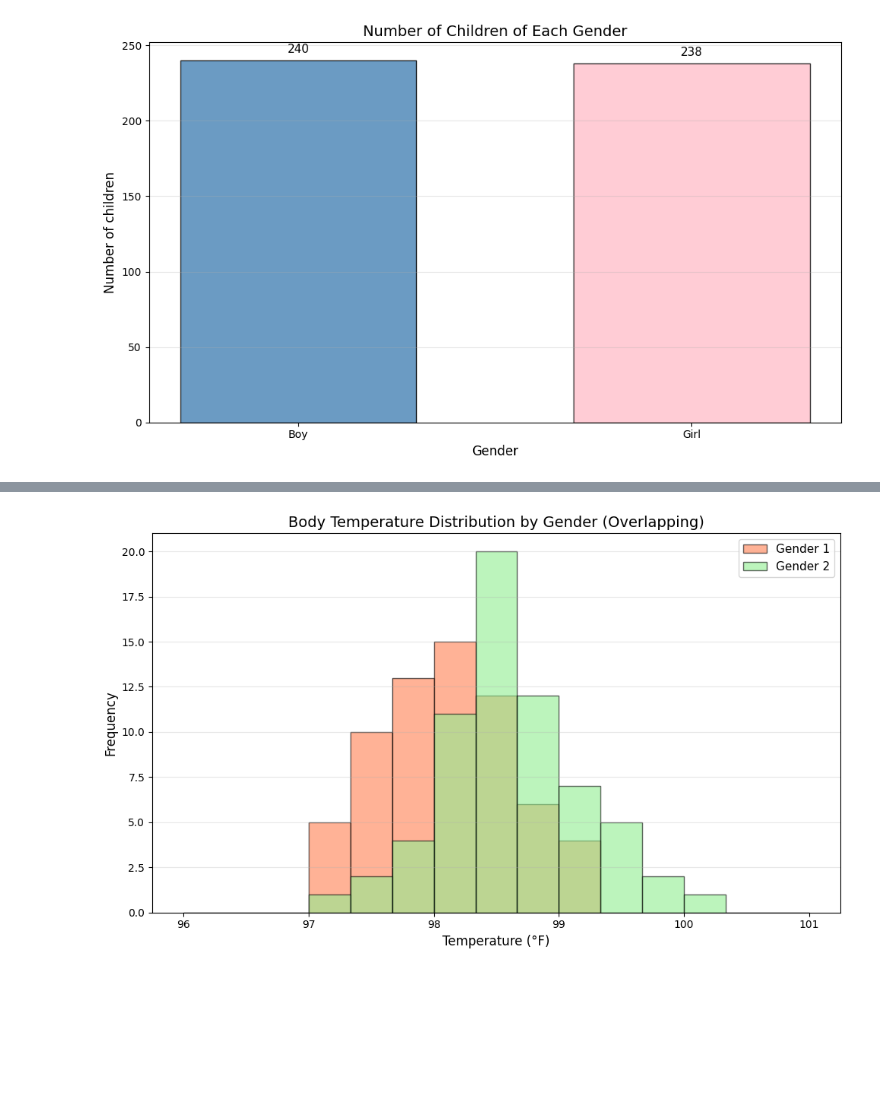
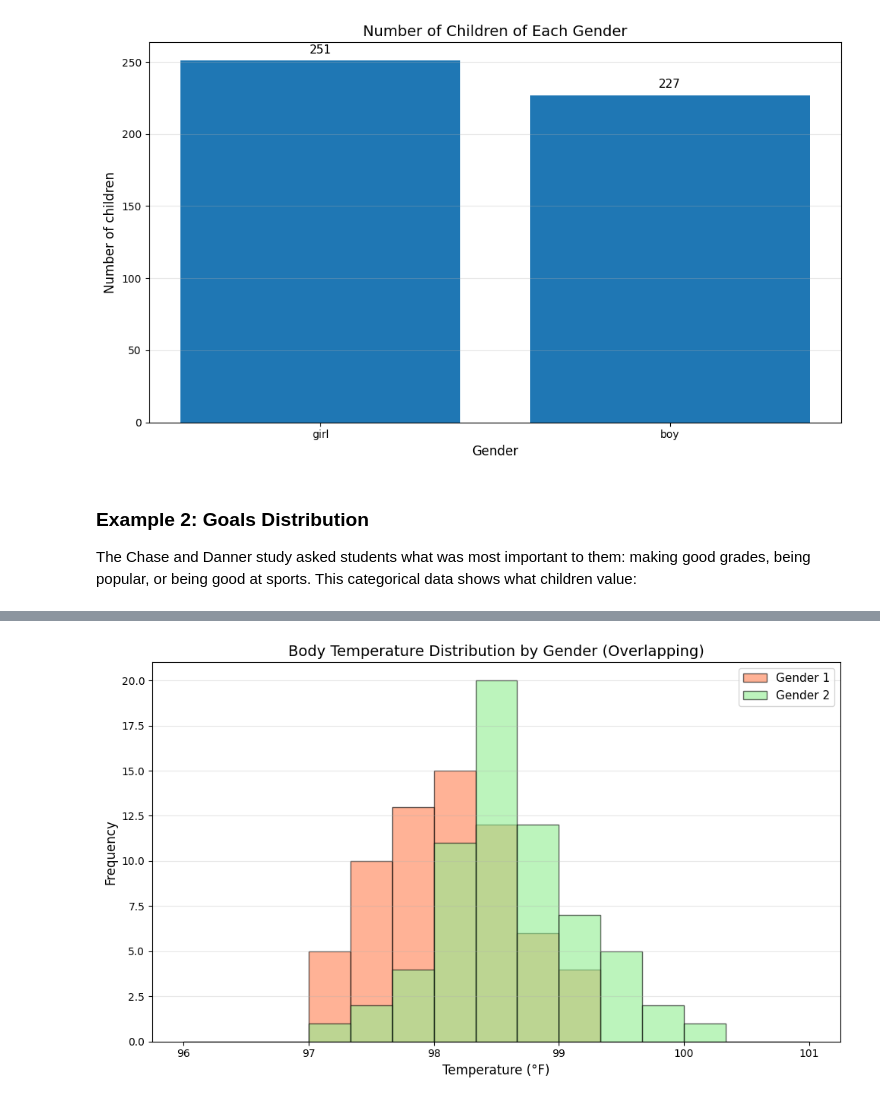
Before and after one commit to chebil/stat, a Jupyter notebook: part1/ch01_plotting.ipynb, the cells around one changed output, grey strips where cells are left out. Drawn from its saved outputs; the diff is of its cells as text; code cells hidden in the pictures; blank space fills up the shorter version.

```diff
--- a/part1/ch01_plotting.ipynb
+++ b/part1/ch01_plotting.ipynb
@@ -36,27 +38,31 @@ The Chase and Danner study recorded gender for 478 students:
 The bar chart immediately shows roughly equal gender distribution:
 # %%
 import matplotlib.pyplot as plt
-import numpy as np
 
-# Data
-genders = ['Boy', 'Girl']
-counts = [240, 238]
+# Load the complete dataset from CSV
+df = pd.read_csv('popular_kids_complete.csv')
+# Count number
+genders = df['Gender'].value_counts().index.tolist()
+counts = df['Gender'].value_counts().tolist()
 
 # Create bar chart
 plt.figure(figsize=(10, 6))
-plt.bar(genders, counts, color=['steelblue', 'pink'],
-        alpha=0.8, edgecolor='black', width=0.6)
+plt.bar(genders, counts)
 plt.ylabel('Number of children', fontsize=12)
 plt.xlabel('Gender', fontsize=12)
 plt.title('Number of Children of Each Gender', fontsize=14)
 plt.grid(axis='y', alpha=0.3)
 
 # Add value labels on bars
 for i, (gender, count) in enumerate(zip(genders, counts)):
     plt.text(i, count + 5, str(count), ha='center', fontsize=11)
 
 plt.tight_layout()
 plt.show()
 # %% [output]
-[figure, old version]
+[figure, new version]
+# %% [markdown]
+### Example 2: Goals Distribution
+
+The Chase and Danner study asked students what was most important to them: making good grades, being popular, or being good at sports. This categorical data shows what children value:
 # %%
```
Also changed, not shown: parts of 10 cells of this notebook, 2 other files.
